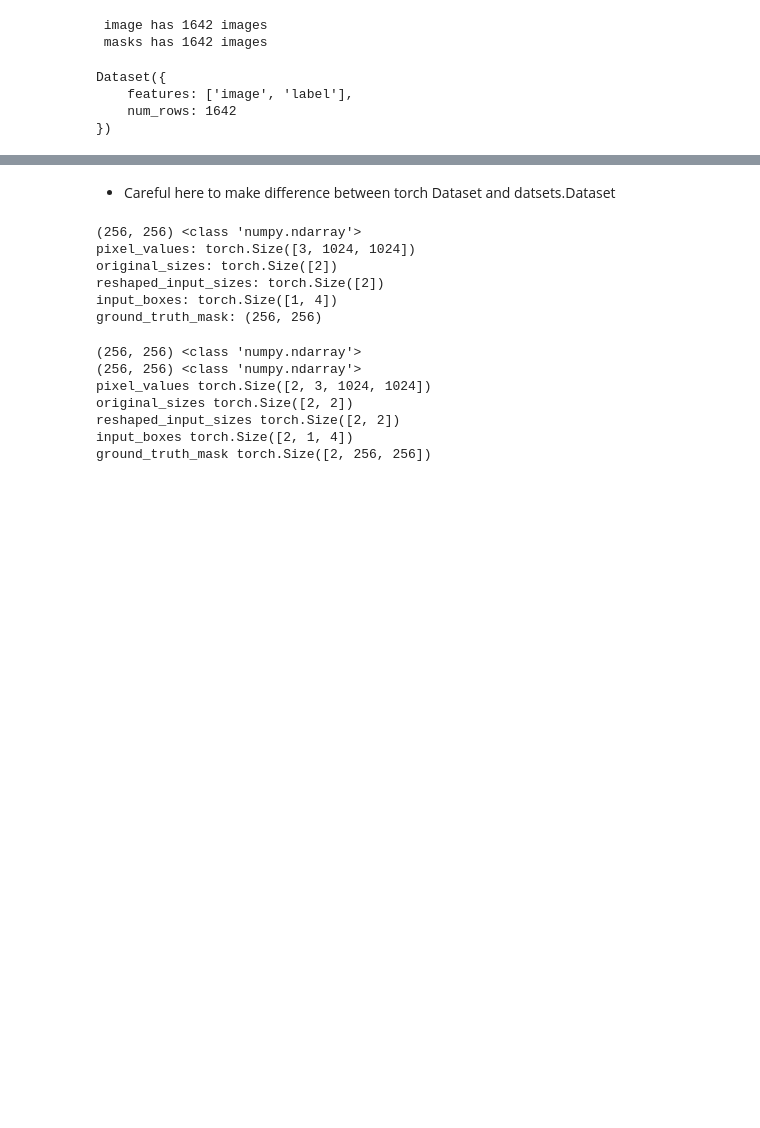
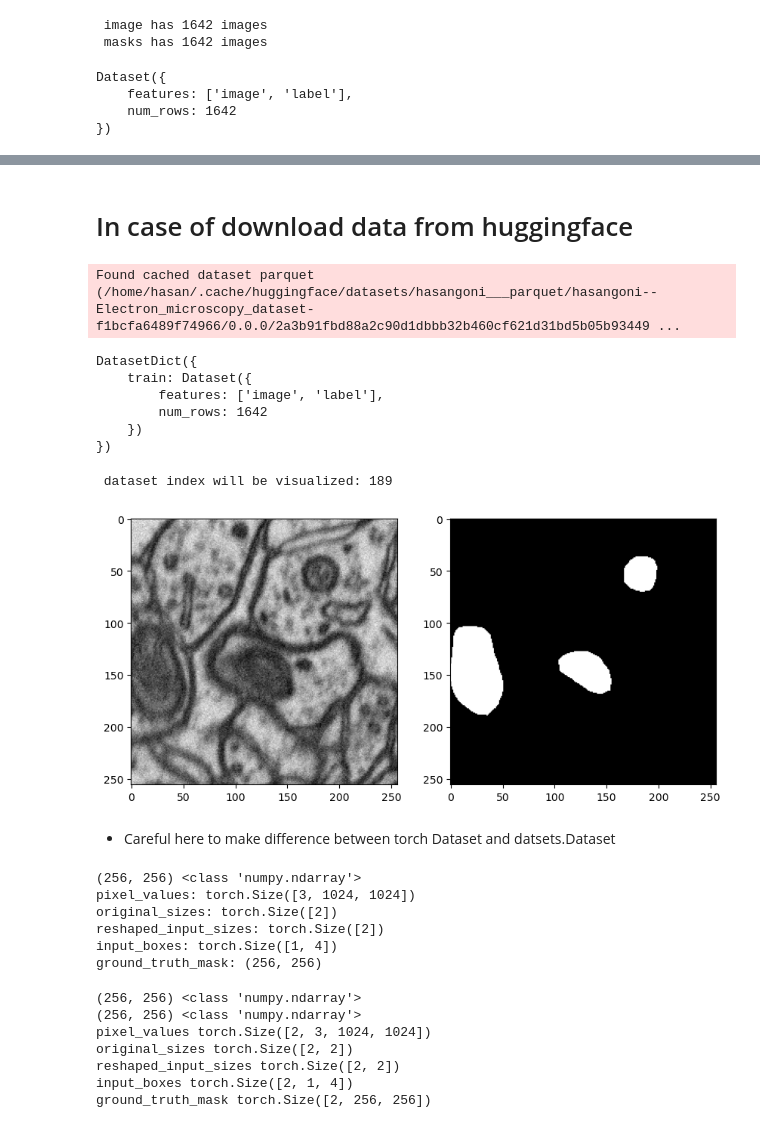
Before and after one commit to HasanGoni/fine_tune_SAM, a Jupyter notebook: nbs/02_data_preparation.ipynb, the cells around one changed output, grey strips where cells are left out. Saved outputs shown, nothing was run; the diff lists cells and outputs as text; code cells hidden in the pictures; blank space fills up the shorter version.

Commit message:
hugging face dataset is created and usage of dataset is created

```diff
--- a/nbs/02_data_preparation.ipynb
+++ b/nbs/02_data_preparation.ipynb
@@ -105,3 +107,44 @@ show_dataset(dataset)
+# %% [markdown]
+# In case of download data from huggingface
+# %%
+from datasets import load_dataset
+
+dataset = load_dataset("hasangoni/Electron_microscopy_dataset")
+# %% [output]
+Found cached dataset parquet (/home/hasan/.cache/huggingface/datasets/hasangoni___parquet/hasangoni--Electron_microscopy_dataset-f1bcfa6489f74966/0.0.0/2a3b91fbd88a2c90d1dbbb32b460cf621d31bd5b05b93449 ...
+# %%
+dataset
+# %% [output]
+DatasetDict({
+    train: Dataset({
+        features: ['image', 'label'],
+        num_rows: 1642
+    })
+})
+# %%
+def show_hf_dataset(
+        dataset:Dataset,
+        idx:Union[int, None]=None,
+        split:str='train'
+        ):
+    "Show hugging face random index"
+
+    if idx is None:
+        idx = np.random.randint(0, len(dataset[split]))
+
+    print(f' dataset index will be visualized: {idx}')
+    im_ = dataset[split]['image'][idx]
+    msk_ = dataset[split]['label'][idx]
+    fig, ax = plt.subplots(
+        1, 2, figsize=(10, 5)
+    )
+    ax[0].imshow(im_)
+    ax[1].imshow(msk_)
+# %%
+show_hf_dataset(dataset)
+# %% [output]
+ dataset index will be visualized: 189
+[figure, added]
 # %%
 #| export
 def get_bounding_box(
```
Also changed, not shown: parts of 7 cells of this notebook, 9 other files.
